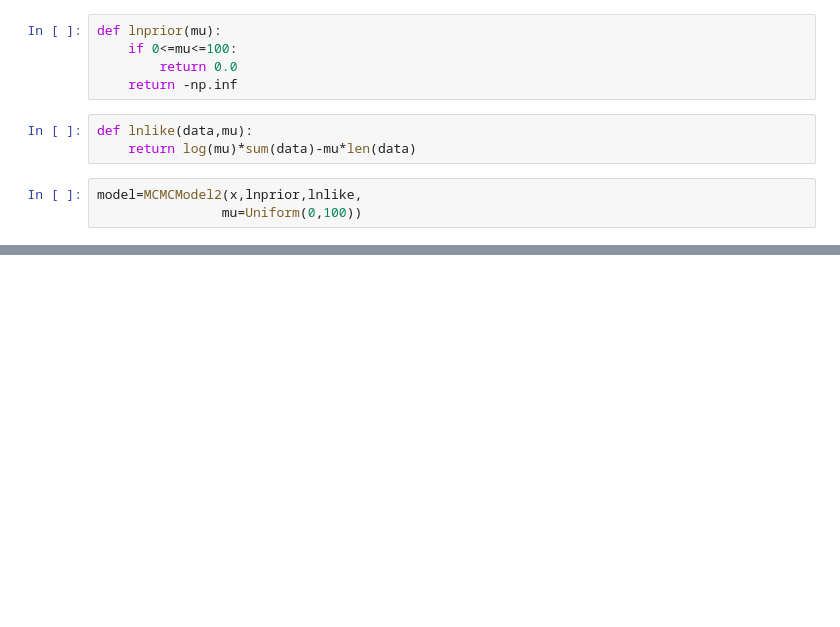
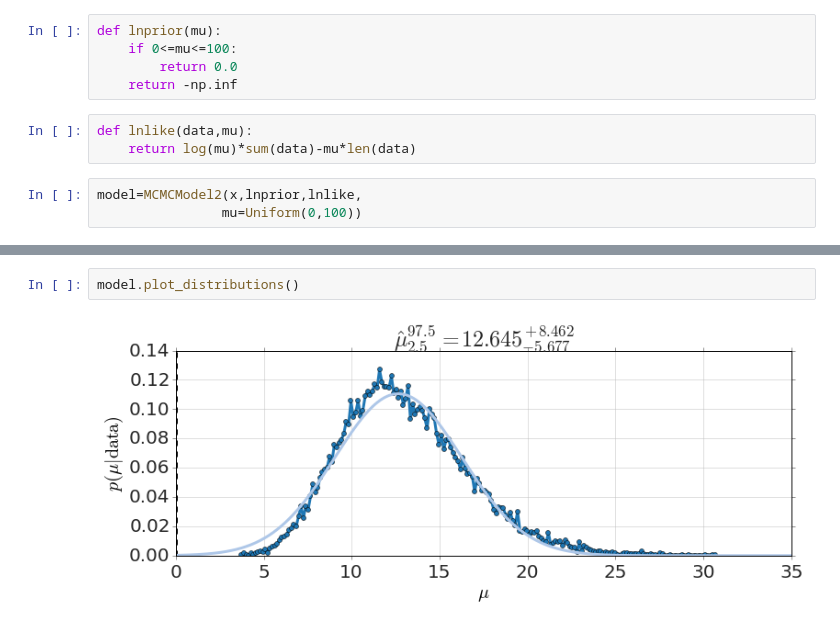
Before and after one commit to bblais/Python-for-Science, a Jupyter notebook: examples/MCMC example.ipynb, the cells around one changed output, grey strips where cells are left out. Drawn from its saved outputs; the diff is of its cells as text; blank space fills up the shorter version.

```diff
--- a/examples/MCMC example.ipynb
+++ b/examples/MCMC example.ipynb
@@ -35,0 +58,4 @@ model.plot_distributions()
+# %%
+model.plot_distributions()
+# %% [output]
+[figure, added]
```
Also changed, not shown: parts of 6 cells of this notebook, 1 other file.
